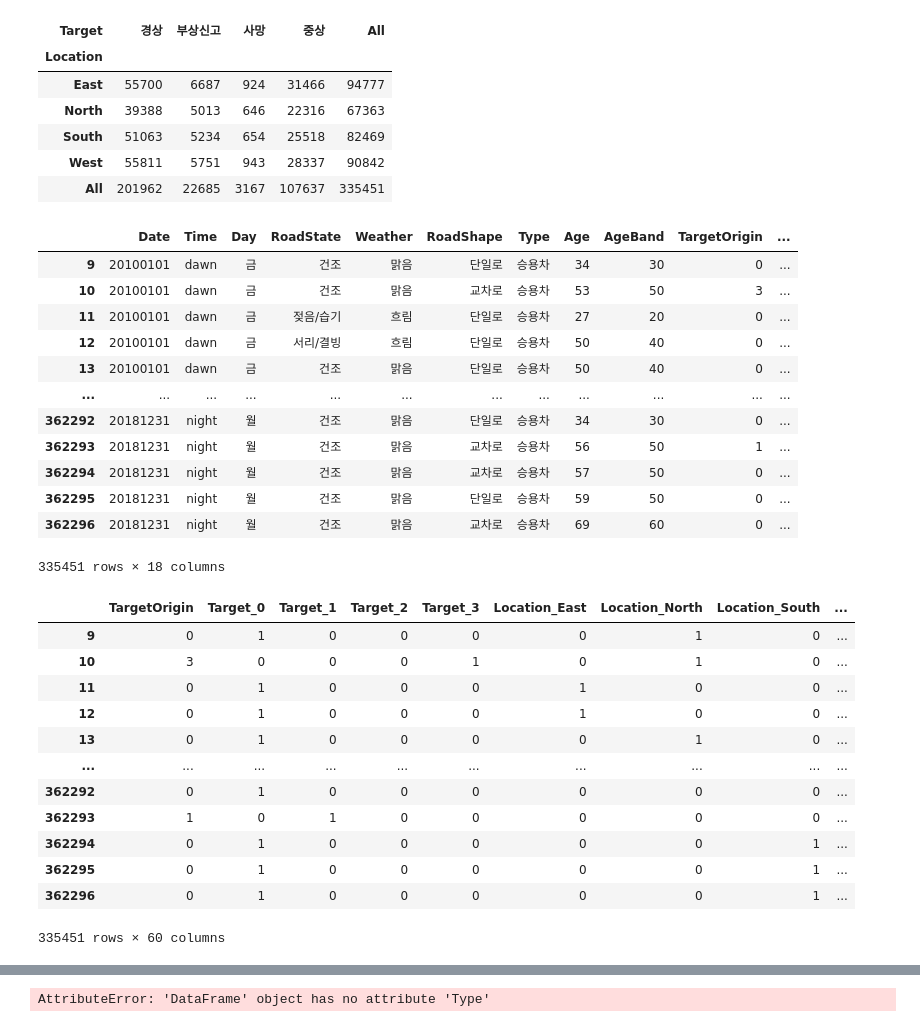
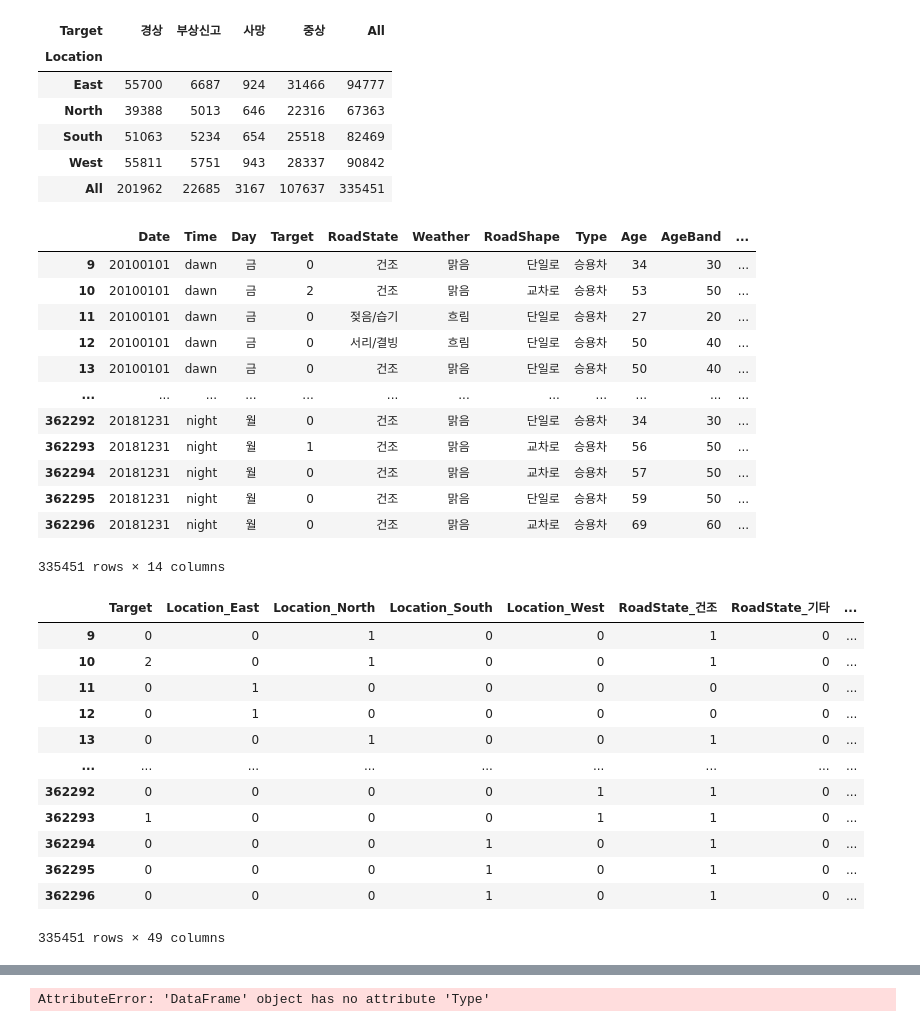
Before and after one commit to oohyun15/Prediction-of-Traffic-Accident-Risk, a Jupyter notebook: src/Preprocessing.ipynb, the cells around one changed output, grey strips where cells are left out. Drawn from its saved outputs; the diff is of its cells as text; code cells hidden in the pictures.

```diff
--- a/src/Preprocessing.ipynb
+++ b/src/Preprocessing.ipynb
@@ -154,7 +154,7 @@ bins = [0,6,12,18,24]
 labels=['dawn','day','afternoon','night']
 
 sample['Time'] = pd.cut(sample['Time'], bins=bins, labels=labels)
-
+sample['AgeBand']=sample['AgeBand'].astype('int')
 # Drop NaN values
 sample.dropna(how='any', inplace=True)
 sample
@@ -213,61 +213,62 @@ TargetNameArr = ['Minor','Wound','Death','Heavy']
 # 데이터명 수정
 sample['Target'] = np.where(sample['Target'] == '경상', '0' ,sample['Target'])
 sample['Target'] = np.where(sample['Target'] == '부상신고', '1',sample['Target'])
-sample['Target'] = np.where(sample['Target'] == '사망', '2',sample['Target'])
-sample['Target'] = np.where(sample['Target'] == '중상', '3',sample['Target'])
+sample['Target'] = np.where(sample['Target'] == '사망', '3',sample['Target'])
+sample['Target'] = np.where(sample['Target'] == '중상', '2',sample['Target'])
 
 sample['Target'] = sample['Target'].astype('int')
-temp = sample['Target']
+#temp = sample['Target']
 
 #
-sample['TargetOrigin'] = temp
+#sample['TargetOrigin'] = temp
 
 # One-hot encoding
-sample = pd.get_dummies(sample, columns=['Target'], prefix=['Target'])
+#sample = pd.get_dummies(sample, columns=['Target'], prefix=['Target'])
 # %%
 
 LocationNameArr = ['East', 'North', 'South', 'West']
 sample = pd.get_dummies(sample,columns=['Location'],prefix=['Location'])
 sample
 # %% [output]
-|  | Date | Time | Day | RoadState | Weather | RoadShape | Type | Age | AgeBand | TargetOrigin | ... |
-| 9 | 20100101 | dawn | 금 | 건조 | 맑음 | 단일로 | 승용차 | 34 | 30 | 0 | ... |
-| 10 | 20100101 | dawn | 금 | 건조 | 맑음 | 교차로 | 승용차 | 53 | 50 | 3 | ... |
-| 11 | 20100101 | dawn | 금 | 젖음/습기 | 흐림 | 단일로 | 승용차 | 27 | 20 | 0 | ... |
-| 12 | 20100101 | dawn | 금 | 서리/결빙 | 흐림 | 단일로 | 승용차 | 50 | 40 | 0 | ... |
-| 13 | 20100101 | dawn | 금 | 건조 | 맑음 | 단일로 | 승용차 | 50 | 40 | 0 | ... |
+|  | Date | Time | Day | Target | RoadState | Weather | RoadShape | Type | Age | AgeBand | ... |
+| 9 | 20100101 | dawn | 금 | 0 | 건조 | 맑음 | 단일로 | 승용차 | 34 | 30 | ... |
+| 10 | 20100101 | dawn | 금 | 2 | 건조 | 맑음 | 교차로 | 승용차 | 53 | 50 | ... |
+| 11 | 20100101 | dawn | 금 | 0 | 젖음/습기 | 흐림 | 단일로 | 승용차 | 27 | 20 | ... |
+| 12 | 20100101 | dawn | 금 | 0 | 서리/결빙 | 흐림 | 단일로 | 승용차 | 50 | 40 | ... |
+| 13 | 20100101 | dawn | 금 | 0 | 건조 | 맑음 | 단일로 | 승용차 | 50 | 40 | ... |
 | ... | ... | ... | ... | ... | ... | ... | ... | ... | ... | ... | ... |
-| 362292 | 20181231 | night | 월 | 건조 | 맑음 | 단일로 | 승용차 | 34 | 30 | 0 | ... |
-| 362293 | 20181231 | night | 월 | 건조 | 맑음 | 교차로 | 승용차 | 56 | 50 | 1 | ... |
-| 362294 | 20181231 | night | 월 | 건조 | 맑음 | 교차로 | 승용차 | 57 | 50 | 0 | ... |
-| 362295 | 20181231 | night | 월 | 건조 | 맑음 | 단일로 | 승용차 | 59 | 50 | 0 | ... |
-| 362296 | 20181231 | night | 월 | 건조 | 맑음 | 교차로 | 승용차 | 69 | 60 | 0 | ... |
+| 362292 | 20181231 | night | 월 | 0 | 건조 | 맑음 | 단일로 | 승용차 | 34 | 30 | ... |
+| 362293 | 20181231 | night | 월 | 1 | 건조 | 맑음 | 교차로 | 승용차 | 56 | 50 | ... |
+| 362294 | 20181231 | night | 월 | 0 | 건조 | 맑음 | 교차로 | 승용차 | 57 | 50 | ... |
+| 362295 | 20181231 | night | 월 | 0 | 건조 | 맑음 | 단일로 | 승용차 | 59 | 50 | ... |
+| 362296 | 20181231 | night | 월 | 0 | 건조 | 맑음 | 교차로 | 승용차 | 69 | 60 | ... |
-335451 rows × 18 columns
+335451 rows × 14 columns
 # %%
 RoadStateNameArr = ['건조', '기타', '서리/결빙', '적설', '젖음/습기', '침수', '해빙']
 
 sample = pd.get_dummies(sample,columns=['RoadState'],prefix=['RoadState'])
 sample = pd.get_dummies(sample,columns=['Weather'],prefix=['Weather'])
 
 sample = pd.get_dummies(sample,columns=['RoadShape'],prefix=['RoadShape'])
 
 sample = pd.get_dummies(sample,columns=['Type'],prefix=['Type'])
 sample = pd.get_dummies(sample,columns=['Day'],prefix=['Type'])
 sample = pd.get_dummies(sample,columns=['Time'],prefix=['Time'])
-sample = pd.get_dummies(sample,columns=['AgeBand'],prefix=['AgeBand'])
-sample = sample.drop(['Age','Date'],axis="columns")
+#sample = pd.get_dummies(sample,columns=['AgeBand'],prefix=['AgeBand'])
+sample['NewAge']=np.log1p(sample['AgeBand'])
+sample = sample.drop(['Age','Date','AgeBand'],axis="columns")
 sample
 # %% [output]
-|  | TargetOrigin | Target_0 | Target_1 | Target_2 | Target_3 | Location_East | Location_North | Location_South | ... |
-| 9 | 0 | 1 | 0 | 0 | 0 | 0 | 1 | 0 | ... |
-| 10 | 3 | 0 | 0 | 0 | 1 | 0 | 1 | 0 | ... |
-| 11 | 0 | 1 | 0 | 0 | 0 | 1 | 0 | 0 | ... |
-| 12 | 0 | 1 | 0 | 0 | 0 | 1 | 0 | 0 | ... |
-| 13 | 0 | 1 | 0 | 0 | 0 | 0 | 1 | 0 | ... |
-| ... | ... | ... | ... | ... | ... | ... | ... | ... | ... |
-| 362292 | 0 | 1 | 0 | 0 | 0 | 0 | 0 | 0 | ... |
-| 362293 | 1 | 0 | 1 | 0 | 0 | 0 | 0 | 0 | ... |
-| 362294 | 0 | 1 | 0 | 0 | 0 | 0 | 0 | 1 | ... |
-| 362295 | 0 | 1 | 0 | 0 | 0 | 0 | 0 | 1 | ... |
-| 362296 | 0 | 1 | 0 | 0 | 0 | 0 | 0 | 1 | ... |
+|  | Target | Location_East | Location_North | Location_South | Location_West | RoadState_건조 | RoadState_기타 | ... |
+| 9 | 0 | 0 | 1 | 0 | 0 | 1 | 0 | ... |
+| 10 | 2 | 0 | 1 | 0 | 0 | 1 | 0 | ... |
+| 11 | 0 | 1 | 0 | 0 | 0 | 0 | 0 | ... |
+| 12 | 0 | 1 | 0 | 0 | 0 | 0 | 0 | ... |
+| 13 | 0 | 0 | 1 | 0 | 0 | 1 | 0 | ... |
+| ... | ... | ... | ... | ... | ... | ... | ... | ... |
+| 362292 | 0 | 0 | 0 | 0 | 1 | 1 | 0 | ... |
+| 362293 | 1 | 0 | 0 | 0 | 1 | 1 | 0 | ... |
+| 362294 | 0 | 0 | 0 | 1 | 0 | 1 | 0 | ... |
+| 362295 | 0 | 0 | 0 | 1 | 0 | 1 | 0 | ... |
+| 362296 | 0 | 0 | 0 | 1 | 0 | 1 | 0 | ... |
-335451 rows × 60 columns
+335451 rows × 49 columns
```
Also changed, not shown: parts of 4 cells of this notebook, 1 other file.
